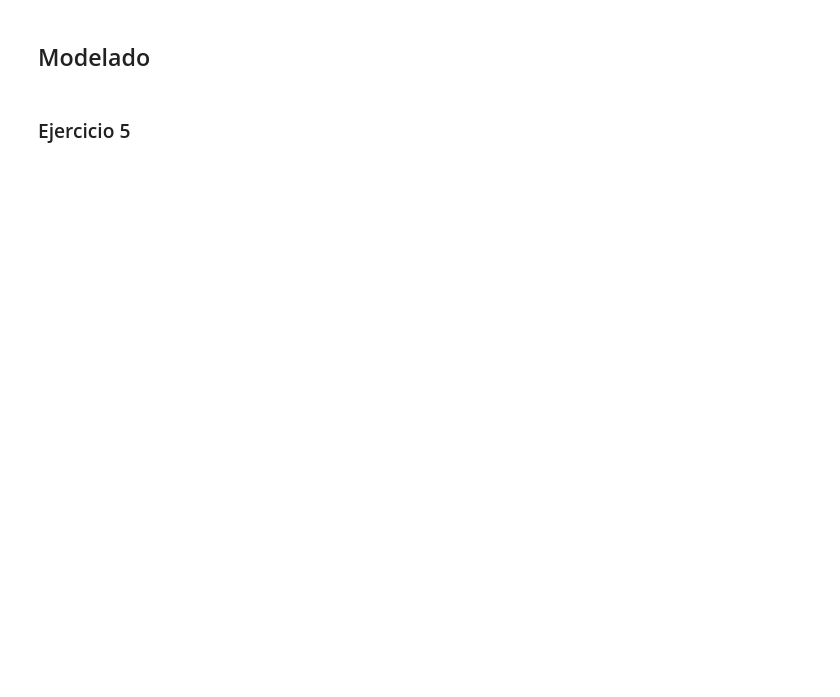
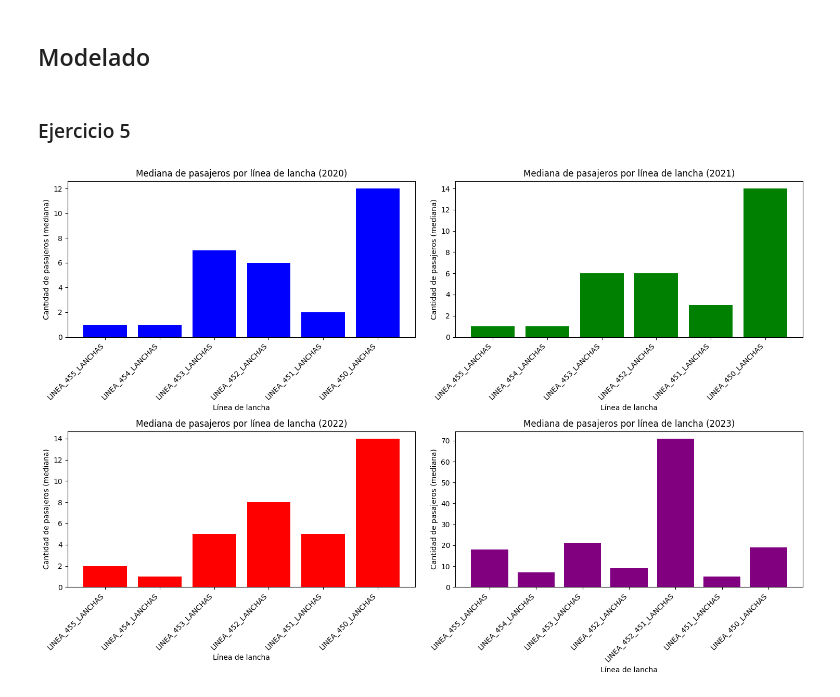
Before and after one commit to alejoGonc/labo_tp1, a Jupyter notebook: main.ipynb, the cells around one changed output. Drawn from its saved outputs; the diff is of its cells as text; code cells hidden in the pictures; blank space fills up the shorter version.

Commit message:
nuevos graficos

```diff
--- a/main.ipynb
+++ b/main.ipynb
@@ -66,3 +58,67 @@ Error:
 ## Modelado
 # %% [markdown]
 ### Ejercicio 5
+# %%
+dataset_sube20 = pd.read_csv('data/dat-ab-usos-2020.csv')
+dataset_sube21 = pd.read_csv('data/dat-ab-usos-2021.csv')
+dataset_sube22 = pd.read_csv('data/dat-ab-usos-2022.csv')
+#creo un nuevo DataFrame con todos los años
+df_concatenado = pd.concat([dataset_sube20,dataset_sube21,dataset_sube22,dataset_sube])
+# %%
+# Creo una columna para el año en el nuevo dataframe
+df_concatenado['DIA_TRANSPORTE'] = pd.to_datetime(df_concatenado['DIA_TRANSPORTE'])
+df_concatenado['AÑO'] = df_concatenado['DIA_TRANSPORTE'].dt.year
+
+# Filtro los datos solo para lanchas
+lanchas_data = df_concatenado[df_concatenado['TIPO_TRANSPORTE'] == 'LANCHAS']
+
+# Creo una función para obtener las medianas por año
+def obtener_medianas_por_año(data, year):
+    data_año = data[data['AÑO'] == year]
+    medianas = data_año.groupby('LINEA')['CANTIDAD'].median().reset_index()
+    return medianas.sort_values(by='LINEA', ascending=False)
+
+# Obtengo las medianas para cada año en especifico
+lanchas_medianas20 = obtener_medianas_por_año(lanchas_data, 2020)
+lanchas_medianas21 = obtener_medianas_por_año(lanchas_data, 2021)
+lanchas_medianas22 = obtener_medianas_por_año(lanchas_data, 2022)
+lanchas_medianas23 = obtener_medianas_por_año(lanchas_data, 2023)
+
+# Creo una nueva figura y ejes para el gráfico combinado
+fig, axes = plt.subplots(2, 2, figsize=(15, 10))
+
+# Gráfico 2020
+axes[0, 0].bar(lanchas_medianas20['LINEA'], lanchas_medianas20['CANTIDAD'], color='b')
+axes[0, 0].set_title('Mediana de pasajeros por línea de lancha (2020)')
+axes[0, 0].set_xlabel('Línea de lancha')
+axes[0, 0].set_ylabel('Cantidad de pasajeros (mediana)')
+plt.setp(axes[0, 0].get_xticklabels(), rotation=45, ha='right')
+
+# Gráfico 2021
+axes[0, 1].bar(lanchas_medianas21['LINEA'], lanchas_medianas21['CANTIDAD'], color='g')
+axes[0, 1].set_title('Mediana de pasajeros por línea de lancha (2021)')
+axes[0, 1].set_xlabel('Línea de lancha')
+axes[0, 1].set_ylabel('Cantidad de pasajeros (mediana)')
+plt.setp(axes[0, 1].get_xticklabels(), rotation=45, ha='right')
+
+# Gráfico 2022
+axes[1, 0].bar(lanchas_medianas22['LINEA'], lanchas_medianas22['CANTIDAD'], color='r')
+axes[1, 0].set_title('Mediana de pasajeros por línea de lancha (2022)')
+axes[1, 0].set_xlabel('Línea de lancha')
+axes[1, 0].set_ylabel('Cantidad de pasajeros (mediana)')
+plt.setp(axes[1, 0].get_xticklabels(), rotation=45, ha='right')
+
+# Gráfico 2023
+axes[1, 1].bar(lanchas_medianas23['LINEA'], lanchas_medianas23['CANTIDAD'], color='purple')
+axes[1, 1].set_title('Mediana de pasajeros por línea de lancha (2023)')
+axes[1, 1].set_xlabel('Línea de lancha')
+axes[1, 1].set_ylabel('Cantidad de pasajeros (mediana)')
+plt.setp(axes[1, 1].get_xticklabels(), rotation=45, ha='right')
+
+# Ajusto el espacio entre los subgráficos
+plt.tight_layout()
+
+# Muestro el gráfico
+plt.show()
+# %% [output]
+[figure, added]
```
Also changed, not shown: parts of 5 cells of this notebook, 4 other files.
